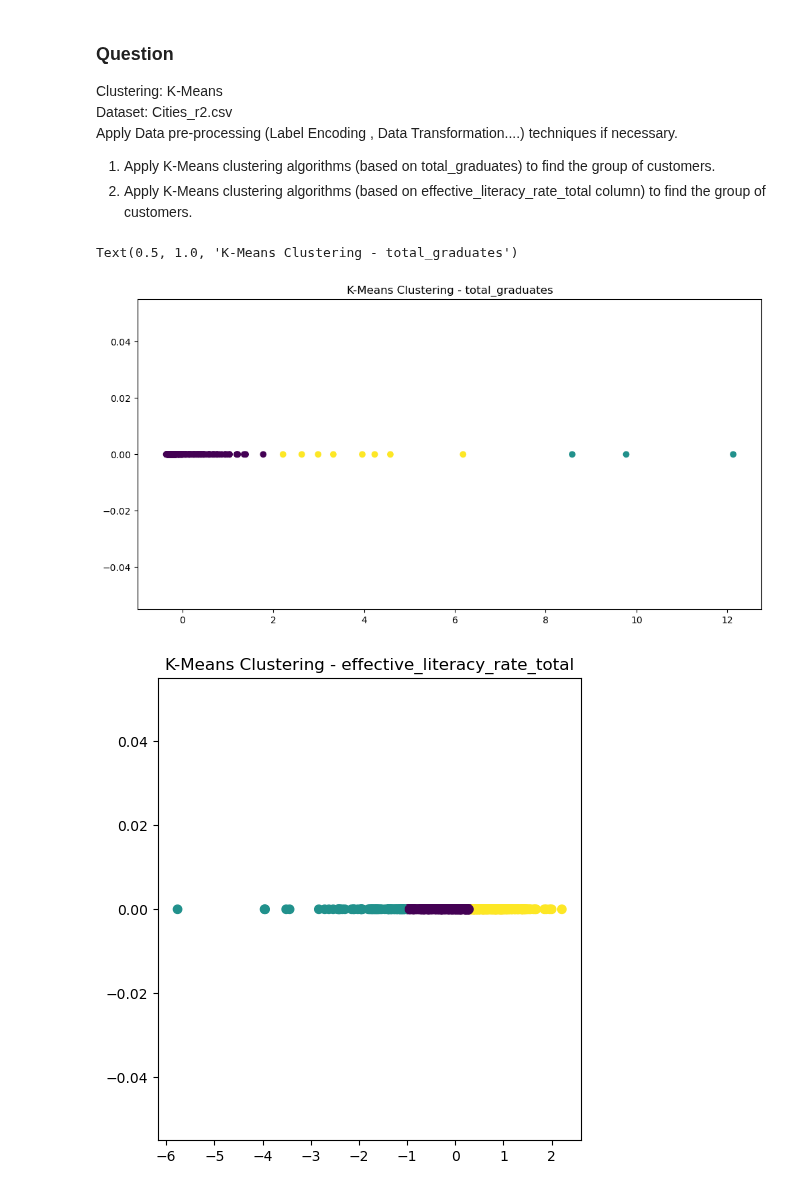
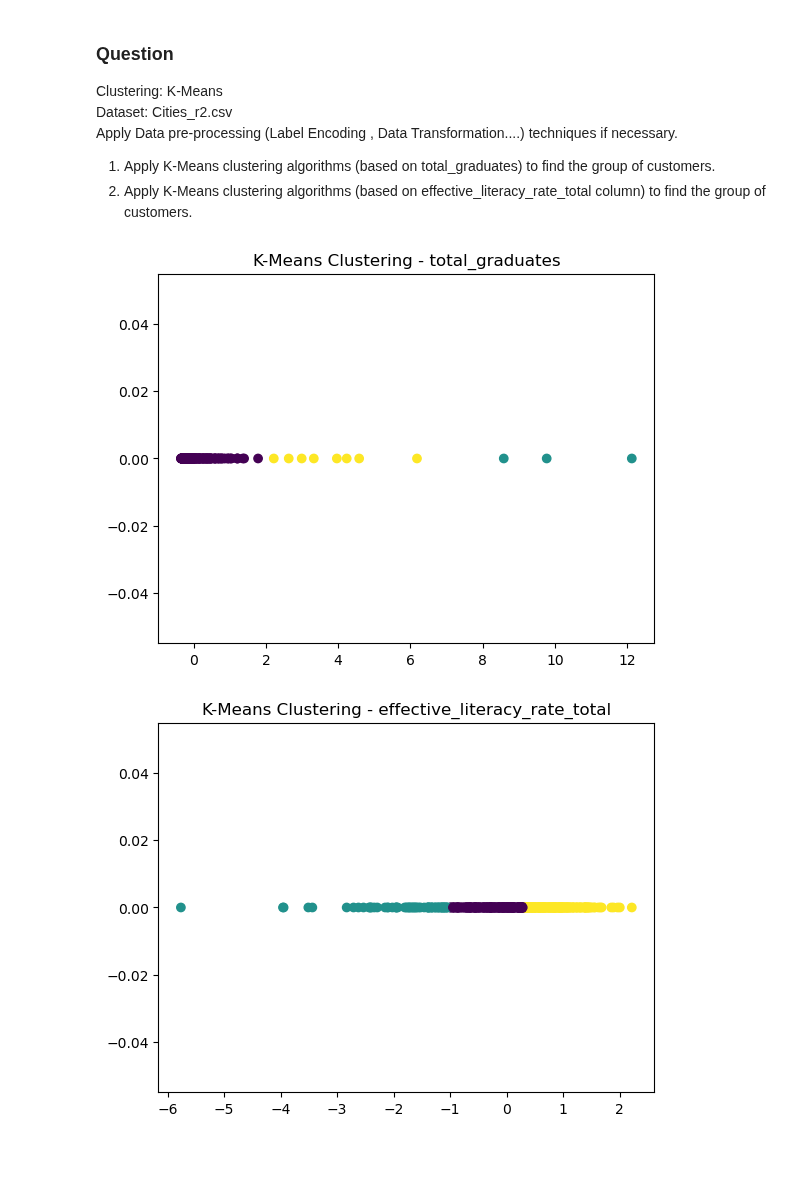
Before and after one commit to shauryasxn/ML-Practice, a Jupyter notebook: K-Means/Cities/Cities.ipynb, the cells around one changed output. Drawn from its saved outputs; the diff is of its cells as text; code cells hidden in the pictures; blank space fills up the shorter version.

```diff
--- a/K-Means/Cities/Cities.ipynb
+++ b/K-Means/Cities/Cities.ipynb
@@ -28,15 +28,12 @@ X1_scaled = StandardScaler().fit_transform(X1)
 kmeans1 = KMeans(n_clusters=3, random_state=0)
 df['cluster_total_graduates'] = kmeans1.fit_predict(X1_scaled)
 # %%
-# Visualize the clusters
-plt.figure(figsize=(12, 6))
-
 # Plot for total_graduates
 plt.scatter(X1_scaled[:, 0], [0] * len(X1_scaled), c=df['cluster_total_graduates'])
 plt.title('K-Means Clustering - total_graduates')
+plt.show()
 # %% [output]
-Text(0.5, 1.0, 'K-Means Clustering - total_graduates')
-[figure, old version]
+[figure, new version]
 # %%
 # Select features for the second clustering (effective_literacy_rate_total)
 X2 = df[['effective_literacy_rate_total']]
@@ -48,14 +45,9 @@ X2_scaled = StandardScaler().fit_transform(X2)
 kmeans2 = KMeans(n_clusters=3, random_state=42)
 df['cluster_effective_literacy_rate'] = kmeans2.fit_predict(X2_scaled)
 # %%
-# Visualize the clusters
-plt.figure(figsize=(12, 6))
-
 # Plot for effective_literacy_rate_total
-plt.subplot(1, 2, 2)
-plt.scatter(X2_scaled[:, 0], [0] * len(X2_scaled), c=df['cluster_effective_literacy_rate'], cmap='viridis')
+plt.scatter(X2_scaled[:, 0], [0] * len(X2_scaled), c=df['cluster_effective_literacy_rate'])
 plt.title('K-Means Clustering - effective_literacy_rate_total')
-
 plt.show()
 # %% [output]
-[figure, old version]
+[figure, new version]
```
